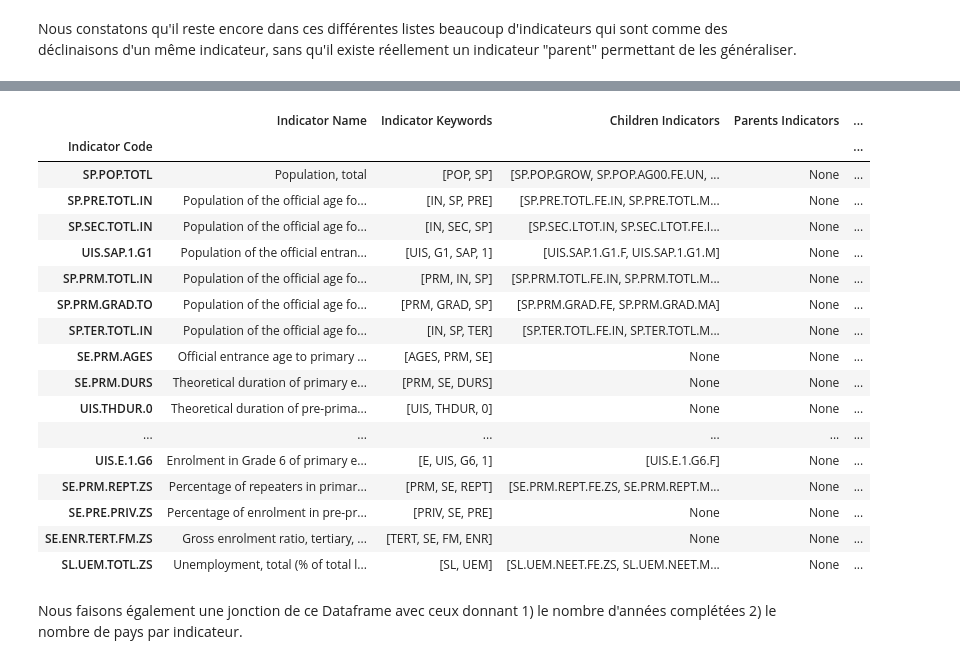
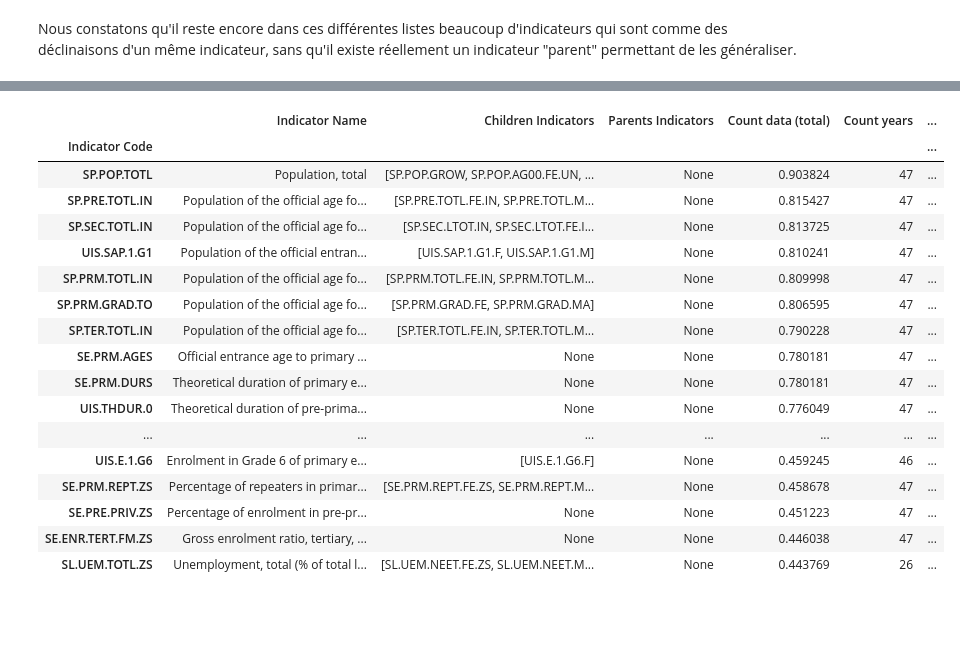
Before and after one commit to bayethiernodiop/Parcours-Data-Scientist, a Jupyter notebook: projet2/projet2.ipynb, the cells around one changed output, grey strips where cells are left out. Drawn from its saved outputs; the diff is of its cells as text; code cells hidden in the pictures; blank space fills up the shorter version.

```diff
--- a/projet2/projet2.ipynb
+++ b/projet2/projet2.ipynb
@@ -545,0 +203,21 @@ data_futur = pd.concat([data_raw.loc[:,"Country Name":"Indicator Code"],data_raw
+# %%
+# Nous agrégeons les données par indicateur
+gb_indicateurs = data.groupby('Indicator Code')
+
+# Nous faison le compte des valeurs non-nulles pour chaque indicateur et chaque année
+gb_indicateurs_count = gb_indicateurs.count()
+
+# Nous calculons le taux de remplissage de chaque indicateur
+# En divisant le nombre de données complétées par le nombre maximal de données
+gb_indicateurs_count['Count data (past)'] = gb_indicateurs_count.loc[:,"1970":"2017"].sum(axis=1)/(48*242)
+gb_indicateurs_count['Count data (futur)'] = gb_indicateurs_count.loc[:,"2020":"2030"].sum(axis=1)/(3*242)
+gb_indicateurs_count['Count data (total)'] = (48*gb_indicateurs_count['Count data (past)'] + 3*gb_indicateurs_count['Count data (futur)'])/51
+
+# Nous calculons aussi, pour chaque indicateur, le nombre total d'années de données
+gb_indicateurs_count['Count years'] = gb_indicateurs_count.loc[:,"1970":"2030"].astype(bool).sum(axis=1)
+
+# Tri des indicateurs par nombre décroissant de réponses
+data_gb_indicators = gb_indicateurs_count.sort_values("Count data (past)",ascending=False)
+
+# Affiche une valeur sur 200
+data_gb_indicators[::200]
@@ -644,6 +606,6 @@ def split_ind(indicateur):
     return result
 
 # on crée une nouvelle colonne avec les mots clefs
-indics["Indicator Keywords"] = indics.index
-indics["Indicator Keywords"] = indics["Indicator Keywords"].apply(split_ind)
-indics.tail()
+# indics["Indicator Keywords"] = indics.index
+# indics["Indicator Keywords"] = indics["Indicator Keywords"].apply(split_ind)
+# indics.tail()
@@ -660,9 +614,10 @@ indics.tail()
 
 indics["Children Indicators"]= None
 indics["Parents Indicators"]= None
+liste_codes_indicateurs = list(indics.index.unique())
 
-for indicateur in liste_indicateurs:
-    for autre_indicateur in liste_indicateurs :
+for indicateur in liste_codes_indicateurs:
+    for autre_indicateur in liste_codes_indicateurs :
         # Si les mots clefs de l'indicateur sont un sous-ensemble des mots clefs de autre_indicateur
         if is_sous_indic(indicateur, autre_indicateur) and indicateur!=autre_indicateur:
             try:
@@ -769,26 +714,26 @@ Nous allons faire une jonction de ce Dataframe contenant les indicateurs avec ce
+# %%
+indics_merged = pd.merge(indics, data_gb_indicators['Count data (total)'], on='Indicator Code')
+indics_merged = pd.merge(indics_merged, data_gb_indicators["Count years"], on='Indicator Code')
+indics_merged = pd.merge(indics_merged, data_pt['Count countries'], on='Indicator Code')
 # %%
-indics = pd.merge(indics, data_gb_indicators['Count data (total)'], on='Indicator Code')
-
 # On affiche les 50 premiers indicateurs sans parents, triés par taux de remplissage.
-indics[indics["Parents Indicators"].isnull()].sort_values(by='Count data (total)', ascending=False).head(50)
+indics_merged[indics_merged["Parents Indicators"].isnull()].sort_values(by='Count data (total)', ascending=False).head(50)
 # %% [output]
-|  | Indicator Name | Indicator Keywords | Children Indicators | Parents Indicators | ... |
-| Indicator Code |  |  |  |  | ... |
-| SP.POP.TOTL | Population, total | [POP, SP] | [SP.POP.GROW, SP.POP.AG00.FE.UN, ... | None | ... |
-| SP.PRE.TOTL.IN | Population of the official age fo... | [IN, SP, PRE] | [SP.PRE.TOTL.FE.IN, SP.PRE.TOTL.M... | None | ... |
-| SP.SEC.TOTL.IN | Population of the official age fo... | [IN, SEC, SP] | [SP.SEC.LTOT.IN, SP.SEC.LTOT.FE.I... | None | ... |
-| UIS.SAP.1.G1 | Population of the official entran... | [UIS, G1, SAP, 1] | [UIS.SAP.1.G1.F, UIS.SAP.1.G1.M] | None | ... |
-| SP.PRM.TOTL.IN | Population of the official age fo... | [PRM, IN, SP] | [SP.PRM.TOTL.FE.IN, SP.PRM.TOTL.M... | None | ... |
-| SP.PRM.GRAD.TO | Population of the official age fo... | [PRM, GRAD, SP] | [SP.PRM.GRAD.FE, SP.PRM.GRAD.MA] | None | ... |
-| SP.TER.TOTL.IN | Population of the official age fo... | [IN, SP, TER] | [SP.TER.TOTL.FE.IN, SP.TER.TOTL.M... | None | ... |
-| SE.PRM.AGES | Official entrance age to primary ... | [AGES, PRM, SE] | None | None | ... |
-| SE.PRM.DURS | Theoretical duration of primary e... | [PRM, SE, DURS] | None | None | ... |
-| UIS.THDUR.0 | Theoretical duration of pre-prima... | [UIS, THDUR, 0] | None | None | ... |
-| ... | ... | ... | ... | ... | ... |
-| UIS.E.1.G6 | Enrolment in Grade 6 of primary e... | [E, UIS, G6, 1] | [UIS.E.1.G6.F] | None | ... |
-| SE.PRM.REPT.ZS | Percentage of repeaters in primar... | [PRM, SE, REPT] | [SE.PRM.REPT.FE.ZS, SE.PRM.REPT.M... | None | ... |
-| SE.PRE.PRIV.ZS | Percentage of enrolment in pre-pr... | [PRIV, SE, PRE] | None | None | ... |
-| SE.ENR.TERT.FM.ZS | Gross enrolment ratio, tertiary, ... | [TERT, SE, FM, ENR] | None | None | ... |
-| SL.UEM.TOTL.ZS | Unemployment, total (% of total l... | [SL, UEM] | [SL.UEM.NEET.FE.ZS, SL.UEM.NEET.M... | None | ... |
+|  | Indicator Name | Children Indicators | Parents Indicators | Count data (total) | Count years | ... |
+| Indicator Code |  |  |  |  |  | ... |
+| SP.POP.TOTL | Population, total | [SP.POP.GROW, SP.POP.AG00.FE.UN, ... | None | 0.903824 | 47 | ... |
+| SP.PRE.TOTL.IN | Population of the official age fo... | [SP.PRE.TOTL.FE.IN, SP.PRE.TOTL.M... | None | 0.815427 | 47 | ... |
+| SP.SEC.TOTL.IN | Population of the official age fo... | [SP.SEC.LTOT.IN, SP.SEC.LTOT.FE.I... | None | 0.813725 | 47 | ... |
+| UIS.SAP.1.G1 | Population of the official entran... | [UIS.SAP.1.G1.F, UIS.SAP.1.G1.M] | None | 0.810241 | 47 | ... |
+| SP.PRM.TOTL.IN | Population of the official age fo... | [SP.PRM.TOTL.FE.IN, SP.PRM.TOTL.M... | None | 0.809998 | 47 | ... |
+| SP.PRM.GRAD.TO | Population of the official age fo... | [SP.PRM.GRAD.FE, SP.PRM.GRAD.MA] | None | 0.806595 | 47 | ... |
+| SP.TER.TOTL.IN | Population of the official age fo... | [SP.TER.TOTL.FE.IN, SP.TER.TOTL.M... | None | 0.790228 | 47 | ... |
+| SE.PRM.AGES | Official entrance age to primary ... | None | None | 0.780181 | 47 | ... |
+| SE.PRM.DURS | Theoretical duration of primary e... | None | None | 0.780181 | 47 | ... |
+| UIS.THDUR.0 | Theoretical duration of pre-prima... | None | None | 0.776049 | 47 | ... |
+| ... | ... | ... | ... | ... | ... | ... |
+| UIS.E.1.G6 | Enrolment in Grade 6 of primary e... | [UIS.E.1.G6.F] | None | 0.459245 | 46 | ... |
+| SE.PRM.REPT.ZS | Percentage of repeaters in primar... | [SE.PRM.REPT.FE.ZS, SE.PRM.REPT.M... | None | 0.458678 | 47 | ... |
+| SE.PRE.PRIV.ZS | Percentage of enrolment in pre-pr... | None | None | 0.451223 | 47 | ... |
+| SE.ENR.TERT.FM.ZS | Gross enrolment ratio, tertiary, ... | None | None | 0.446038 | 47 | ... |
+| SL.UEM.TOTL.ZS | Unemployment, total (% of total l... | [SL.UEM.NEET.FE.ZS, SL.UEM.NEET.M... | None | 0.443769 | 26 | ... |
-# %% [markdown]
-Nous faisons également une jonction de ce Dataframe avec ceux donnant 1) le nombre d'années complétées 2) le nombre de pays par indicateur.
```
Also changed, not shown: parts of 111 cells of this notebook.
